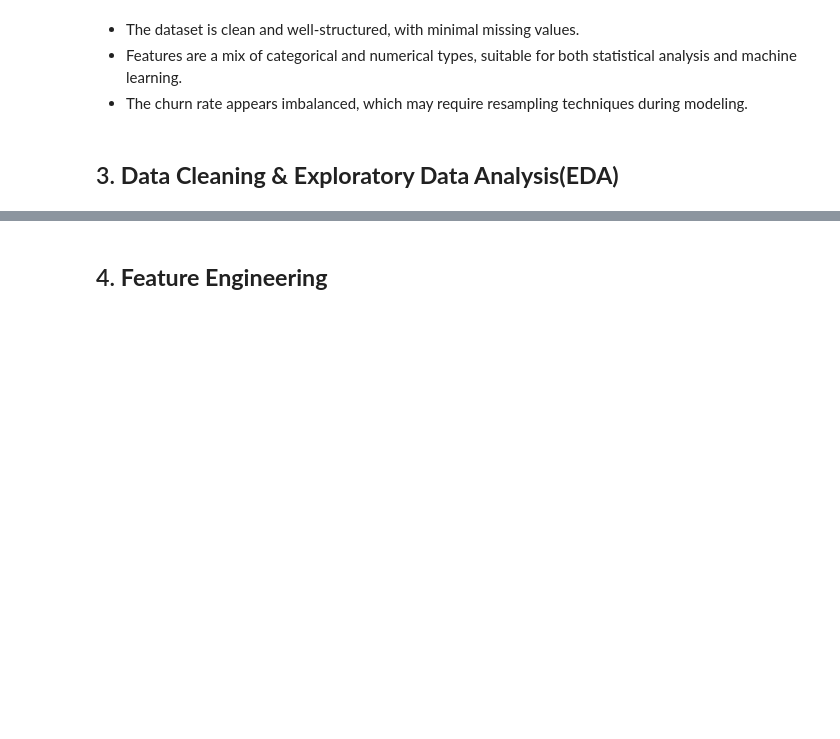
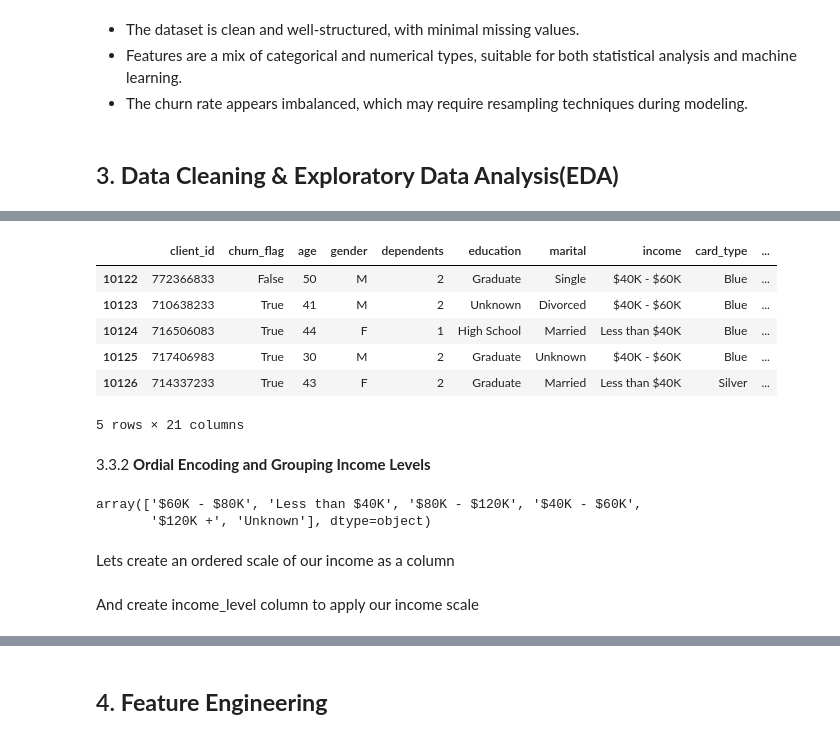
Before and after one commit to data-aleks/CreditCardChurn-PredictiveModelling, a Jupyter notebook: CreditCardChurn_PredictiveModelling.ipynb, the cells around one changed output, grey strips where cells are left out. Cells and saved outputs as stored; diff of their text form; code cells hidden in the pictures; blank space fills up the shorter version.

```diff
--- a/CreditCardChurn_PredictiveModelling.ipynb
+++ b/CreditCardChurn_PredictiveModelling.ipynb
@@ -78,0 +196,24 @@ The dataset includes 18 variables that span across customer profiles and credit
+# %%
+df['churn_flag'] = df['churn_flag'].map({
+    'Attrited Customer': True,
+    'Existing Customer': False
+})
+# %%
+df.tail()
+# %% [output]
+|  | client_id | churn_flag | age | gender | dependents | education | marital | income | card_type | ... |
+| 10122 | 772366833 | False | 50 | M | 2 | Graduate | Single | $40K - $60K | Blue | ... |
+| 10123 | 710638233 | True | 41 | M | 2 | Unknown | Divorced | $40K - $60K | Blue | ... |
+| 10124 | 716506083 | True | 44 | F | 1 | High School | Married | Less than $40K | Blue | ... |
+| 10125 | 717406983 | True | 30 | M | 2 | Graduate | Unknown | $40K - $60K | Blue | ... |
+| 10126 | 714337233 | True | 43 | F | 2 | Graduate | Married | Less than $40K | Silver | ... |
+5 rows × 21 columns
+# %% [markdown]
+3.3.2 **Ordial Encoding and Grouping Income Levels**
+# %%
+df['income'].unique()
+# %% [output]
+array(['$60K - $80K', 'Less than $40K', '$80K - $120K', '$40K - $60K',
+       '$120K +', 'Unknown'], dtype=object)
+# %% [markdown]
+Lets create an ordered scale of our income as a column
@@ -78,0 +229,2 @@ The dataset includes 18 variables that span across customer profiles and credit
+# %% [markdown]
+And create income_level column to apply our income scale
```
Also changed, not shown: parts of 25 cells of this notebook.
